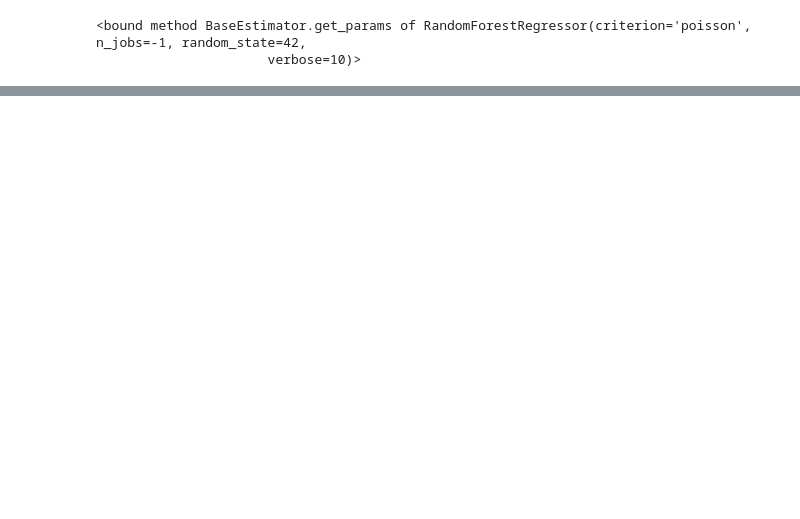
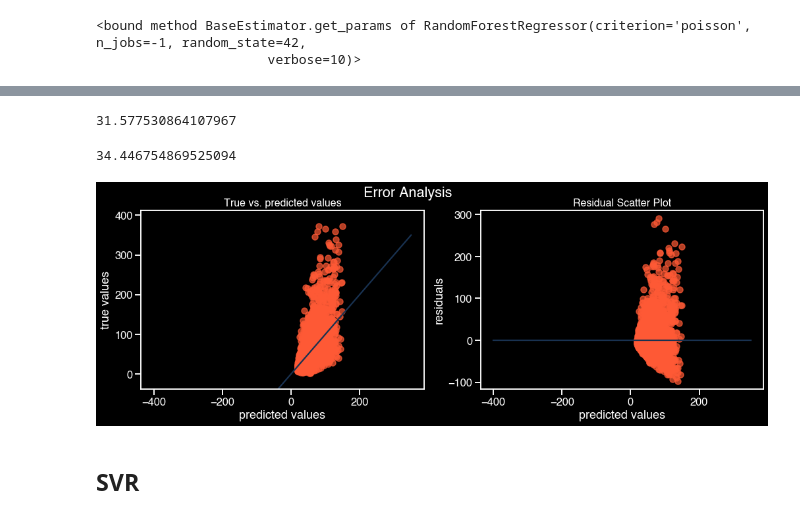
Before and after one commit to sm4rtm4art/airquality, a Jupyter notebook: modelpreparation.ipynb, the cells around one changed output, grey strips where cells are left out. Cells and saved outputs as stored; diff of their text form; code cells hidden in the pictures; blank space fills up the shorter version.

```diff
--- a/modelpreparation.ipynb
+++ b/modelpreparation.ipynb
@@ -216,15 +196,17 @@ from sklearn.model_selection import GridSearchCV
 # %%
 # Defining parameter grid (as dictionary)
 # Create the parameters list you wish to tune
-parameters = {#'n_estimators':np.arange(120, 180, 20),
-              'min_samples_leaf' : np.arange(30, 90, 10),
-              #'max_depth' : np.arange(3, 10, 1),
+parameters = {#'n_estimators':np.arange(155, 175, 1),
+              #'min_samples_leaf' : np.arange(1, 40, 5),
+              'max_depth' : np.arange(15, 25, 1),
               #"max_features":["auto", "sqrt", "log2"],
              #'criterion': ["squared_error", "absolute_error", "poisson"]
              }
+
+             #estimators = 163, min_samples_leaf= 10, max_depth = 17, max_features = "auto"
 # %%
 # Instantiate gridsearch and define the metric to optimize
-gs = GridSearchCV(RandomForestRegressor(random_state=RSEED, n_estimators=160 ,criterion="squared_error"), parameters, scoring='neg_mean_squared_error',
+gs = GridSearchCV(RandomForestRegressor(random_state=RSEED ,n_estimators=172 ,max_features = "auto" , max_depth=24,min_samples_leaf=30 , criterion="squared_error"), parameters, scoring='neg_root_mean_squared_error',
                   cv=5, verbose=5, n_jobs=-1)
 # %%
 gs.fit(X_train, y_train.ravel())
@@ -294,0 +260,7 @@ dtype: object
+# %%
+RFR_opt = RandomForestRegressor(random_state=RSEED ,n_estimators=172 ,max_features = "auto" , max_depth=24,min_samples_leaf=30 , criterion="squared_error", n_jobs=-1, verbose=5)
+# %%
+RFR_opt.fit(X_train, y_train)
+
+y_pred_train = RFR_opt.predict(X_train)
+y_pred_test = RFR_opt.predict(X_test)
@@ -294,0 +348,11 @@ dtype: object
+# %%
+display(rmse_train, rmse_test)
+# %% [output]
+31.577530864107967
+34.446754869525094
+# %%
+error_analysis(y_test, y_pred_test)
+# %% [output]
+[figure, added]
+# %% [markdown]
+## SVR
```
Also changed, not shown: parts of 21 cells of this notebook, 1 other file.
